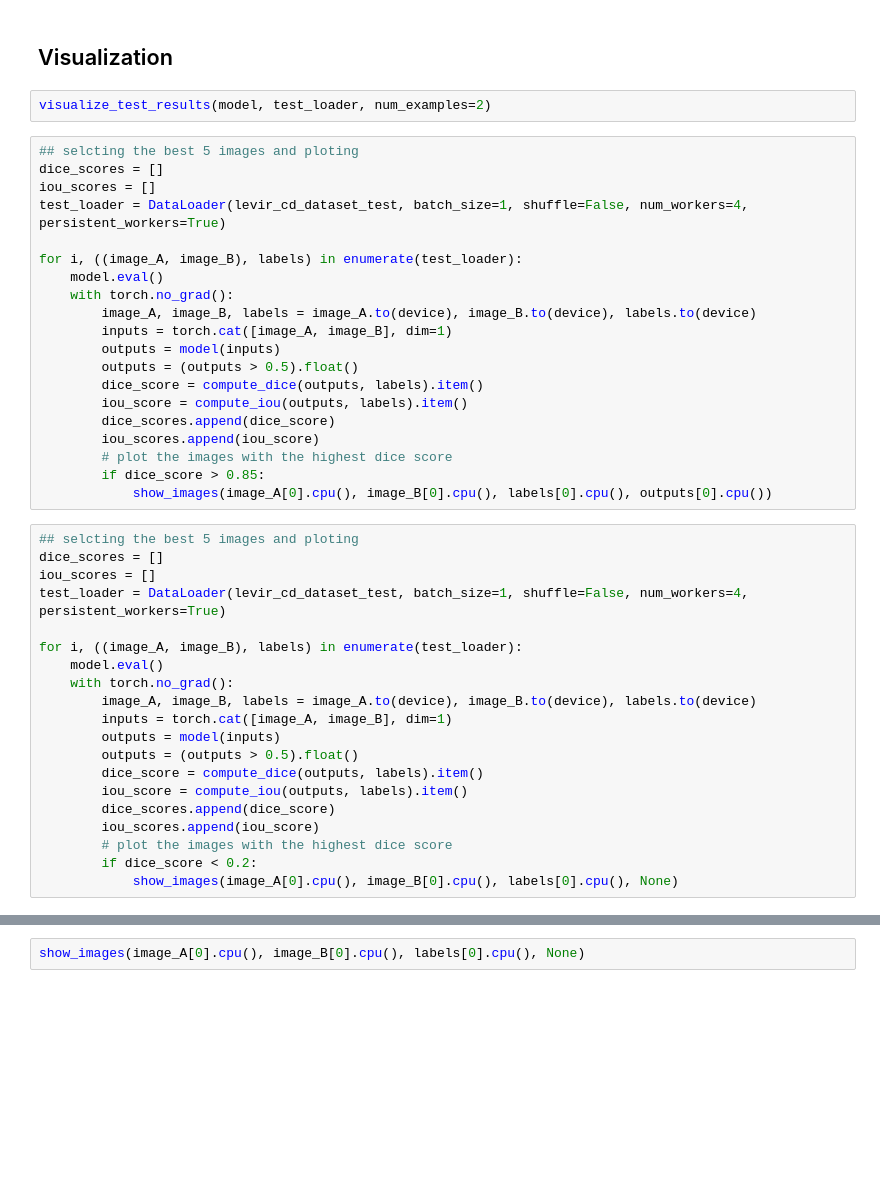
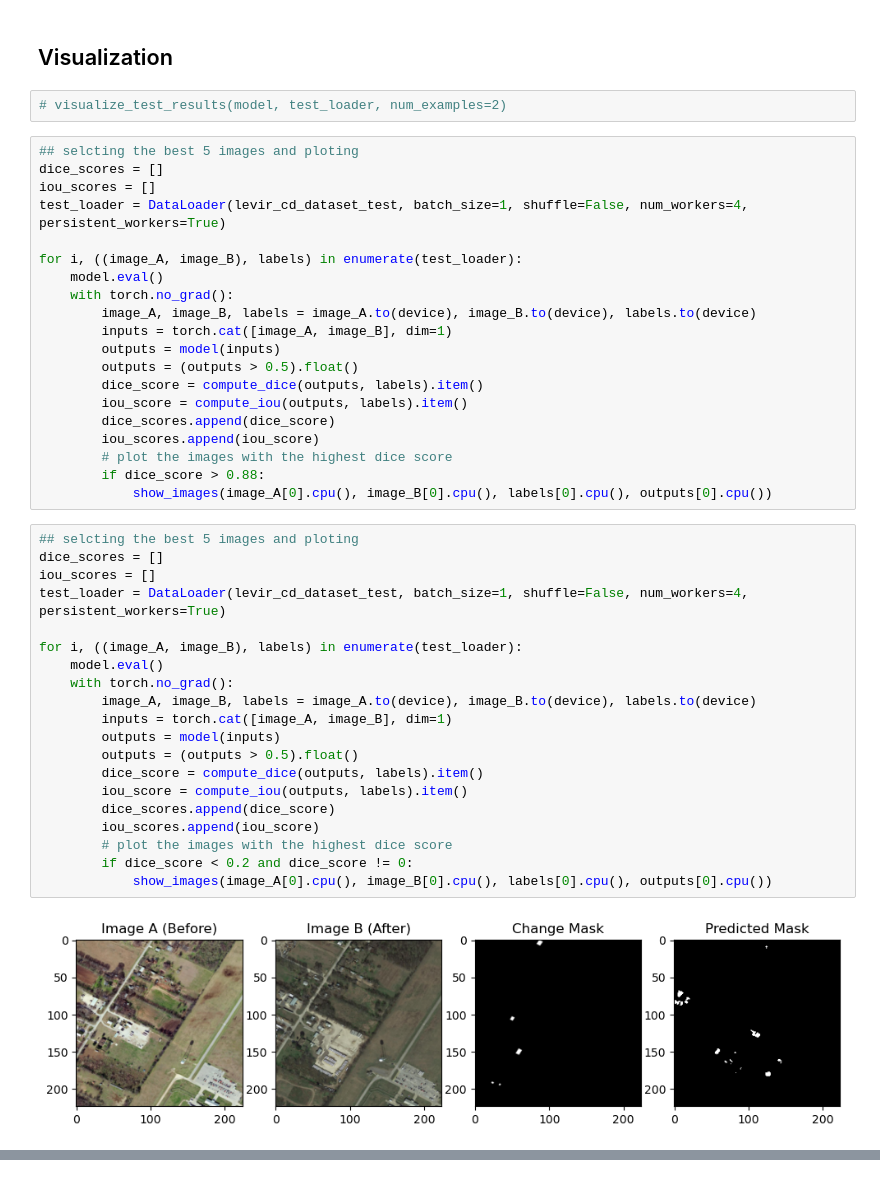
Before and after one commit to akansh12/fast-ai-course, a Jupyter notebook: nbs/01-getting_started.ipynb, the cells around one changed output, grey strips where cells are left out. Drawn from its saved outputs; the diff is of its cells as text; blank space fills up the shorter version.

```diff
--- a/nbs/01-getting_started.ipynb
+++ b/nbs/01-getting_started.ipynb
@@ -119,7 +129,7 @@ print(f'Loss: {epoch_loss:.4f}, IoU: {mean_iou:.4f}, DICE: {mean_dice:.4f}')
 # %% [markdown]
 ## Visualization
 # %%
-visualize_test_results(model, test_loader, num_examples=2)
+# visualize_test_results(model, test_loader, num_examples=2)
 # %%
 ## selcting the best 5 images and ploting
 dice_scores = []
@@ -138,25 +148,27 @@ for i, ((image_A, image_B), labels) in enumerate(test_loader):
         dice_scores.append(dice_score)
         iou_scores.append(iou_score)
         # plot the images with the highest dice score
-        if dice_score > 0.85:
+        if dice_score > 0.88:
             show_images(image_A[0].cpu(), image_B[0].cpu(), labels[0].cpu(), outputs[0].cpu())
 # %%
 ## selcting the best 5 images and ploting
 dice_scores = []
 iou_scores = []
 test_loader = DataLoader(levir_cd_dataset_test, batch_size=1, shuffle=False, num_workers=4, persistent_workers=True)
 
 for i, ((image_A, image_B), labels) in enumerate(test_loader):
     model.eval()
     with torch.no_grad():
         image_A, image_B, labels = image_A.to(device), image_B.to(device), labels.to(device)
         inputs = torch.cat([image_A, image_B], dim=1)
         outputs = model(inputs)
         outputs = (outputs > 0.5).float()
         dice_score = compute_dice(outputs, labels).item()
         iou_score = compute_iou(outputs, labels).item()
         dice_scores.append(dice_score)
         iou_scores.append(iou_score)
         # plot the images with the highest dice score
-        if dice_score < 0.2:
-            show_images(image_A[0].cpu(), image_B[0].cpu(), labels[0].cpu(), None)
+        if dice_score < 0.2 and dice_score != 0:
+            show_images(image_A[0].cpu(), image_B[0].cpu(), labels[0].cpu(), outputs[0].cpu())
+# %% [output]
+[figure, added]
@@ -163,2 +175,0 @@ for i, ((image_A, image_B), labels) in enumerate(test_loader):
-# %%
-show_images(image_A[0].cpu(), image_B[0].cpu(), labels[0].cpu(), None)
```
Also changed, not shown: parts of 5 cells of this notebook, 3 other files.
